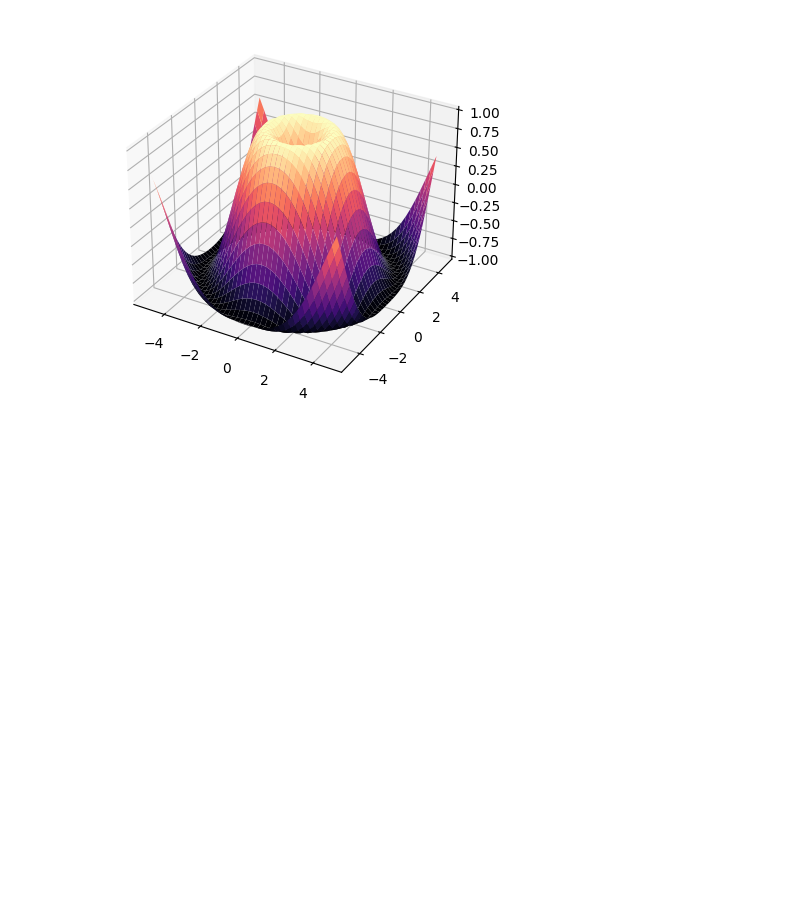
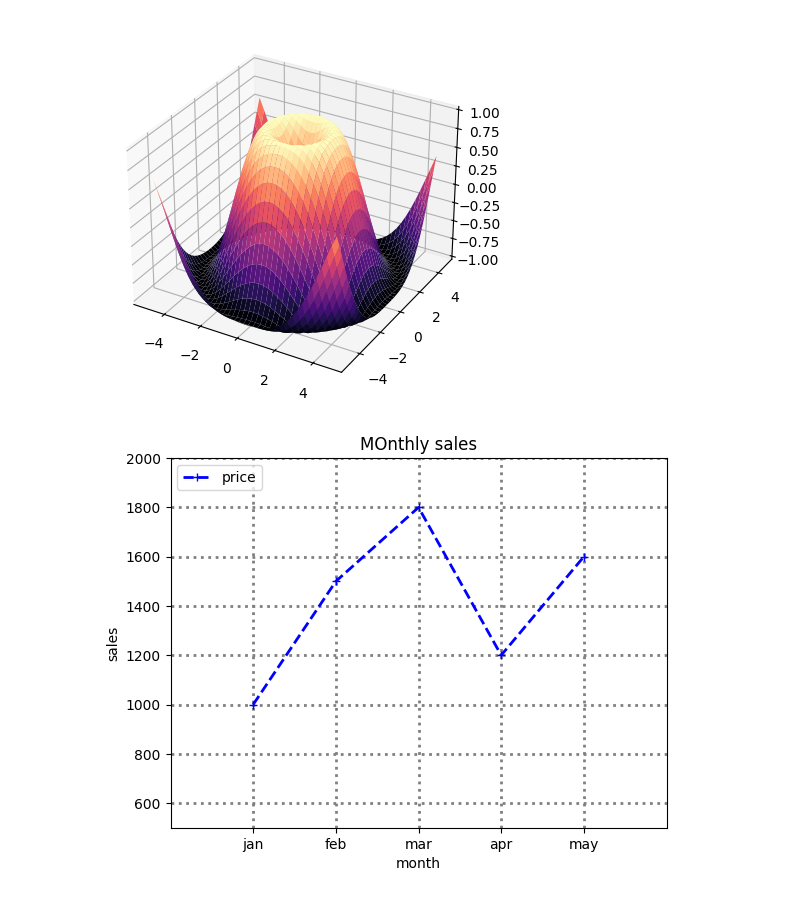
Before and after one commit to Midhil-6473/first-demo, a Jupyter notebook: Matplot.ipynb, the cells around one changed output. Saved outputs shown, nothing was run; the diff lists cells and outputs as text; code cells hidden in the pictures; blank space fills up the shorter version.

```diff
--- a/Matplot.ipynb
+++ b/Matplot.ipynb
@@ -209,3 +209,19 @@ ax.plot_surface(x,y,z,cmap="magma")
 plt.show()
 # %% [output]
 [figure]
+# %%
+x = [1,2,3,4,5]
+y = [1000,1500,1800,1200,1600]
+
+plt.plot(x,y,linewidth=2,linestyle='--',marker='+',label='price',color='b')
+plt.xlabel('month')
+plt.ylabel('sales')
+plt.title('MOnthly sales')
+plt.legend(loc='upper left',fontsize=10)
+plt.grid(color='gray',linewidth=2,linestyle=':')
+plt.xlim(0,6)
+plt.ylim(500,2000)
+plt.xticks([1,2,3,4,5],['jan','feb','mar','apr','may'])
+plt.show()
+# %% [output]
+[figure, added]
```
Also changed, not shown: parts of 6 cells of this notebook, 1 other file.
